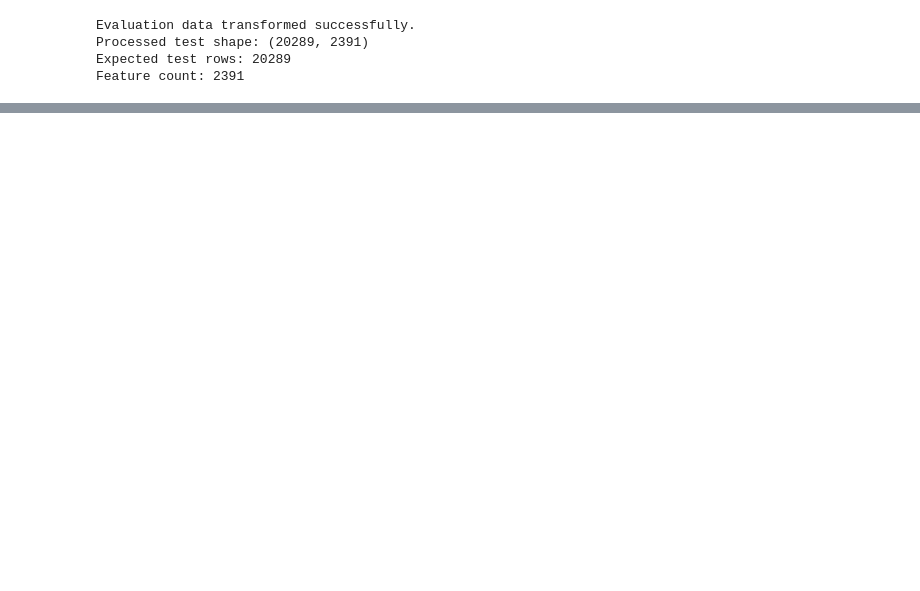
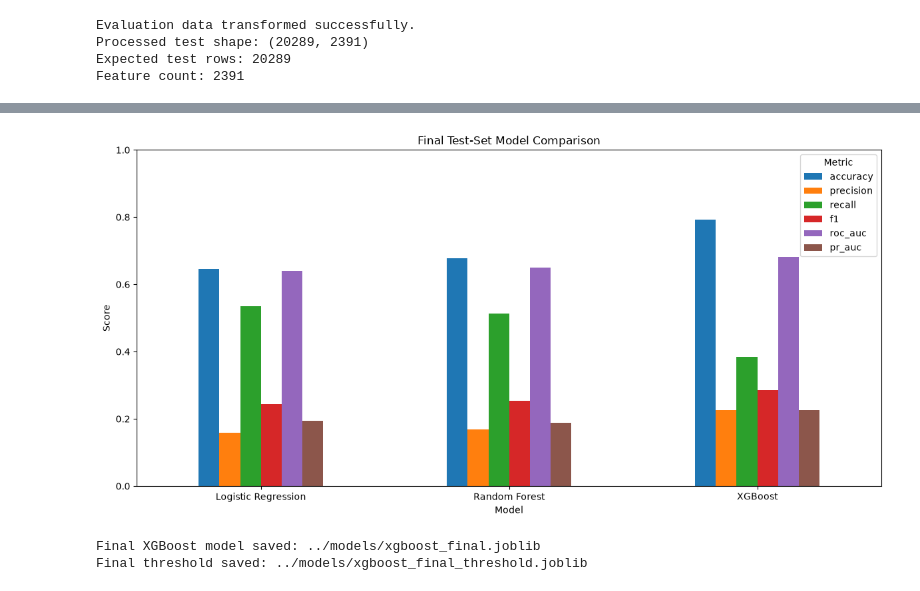
Before and after one commit to Shivam202005/ai-hospital-intelligence, a Jupyter notebook: notebooks/07_model_evaluation.ipynb, the cells around one changed output, grey strips where cells are left out. Saved outputs shown, nothing was run; the diff lists cells and outputs as text; code cells hidden in the pictures; blank space fills up the shorter version.

```diff
--- a/notebooks/07_model_evaluation.ipynb
+++ b/notebooks/07_model_evaluation.ipynb
@@ -84,6 +92,8 @@ print("Random state:", RANDOM_STATE)
 Imports successful.
 Target: readmitted_30
 Random state: 42
+# %%
+RANDOM_STATE = 42
 # %%
 # ============================================================
 # 2. Load Dataset and Recreate Target
@@ -843,0 +1444,14 @@ plt.show()
+# %%
+# Rebuild feature lists after final feature removal
+
+categorical_features = X_train.select_dtypes(
+    include=["object", "category"]
+).columns.tolist()
+
+numeric_features = X_train.select_dtypes(
+    include=["int64", "float64"]
+).columns.tolist()
+
+print("Categorical features:", len(categorical_features))
+print("Numerical features:", len(numeric_features))
+print("Total features:", len(X_train.columns))
@@ -843,0 +1969,44 @@ plt.show()
+# %%
+import matplotlib.pyplot as plt
+
+metrics_to_plot = [
+    "accuracy",
+    "precision",
+    "recall",
+    "f1",
+    "roc_auc",
+    "pr_auc"
+]
+
+plot_df = final_results_df.set_index("model")[metrics_to_plot]
+
+plot_df.plot(kind="bar", figsize=(12, 6))
+
+plt.title("Final Test-Set Model Comparison")
+plt.ylabel("Score")
+plt.xlabel("Model")
+plt.xticks(rotation=0)
+plt.ylim(0, 1)
+plt.legend(title="Metric")
+plt.tight_layout()
+plt.show()
+# %% [output]
+[figure, added]
+# %%
+import joblib
+from pathlib import Path
+
+MODEL_DIR = Path("../models")
+MODEL_DIR.mkdir(parents=True, exist_ok=True)
+
+final_model_path = MODEL_DIR / "xgboost_final.joblib"
+threshold_path = MODEL_DIR / "xgboost_final_threshold.joblib"
+
+joblib.dump(xgb_pipeline, final_model_path)
+joblib.dump(0.15, threshold_path)
+
+print("Final XGBoost model saved:", final_model_path)
+print("Final threshold saved:", threshold_path)
+# %% [output]
+Final XGBoost model saved: ../models/xgboost_final.joblib
+Final threshold saved: ../models/xgboost_final_threshold.joblib
```
Also changed, not shown: parts of 52 cells of this notebook, 1 other file.
